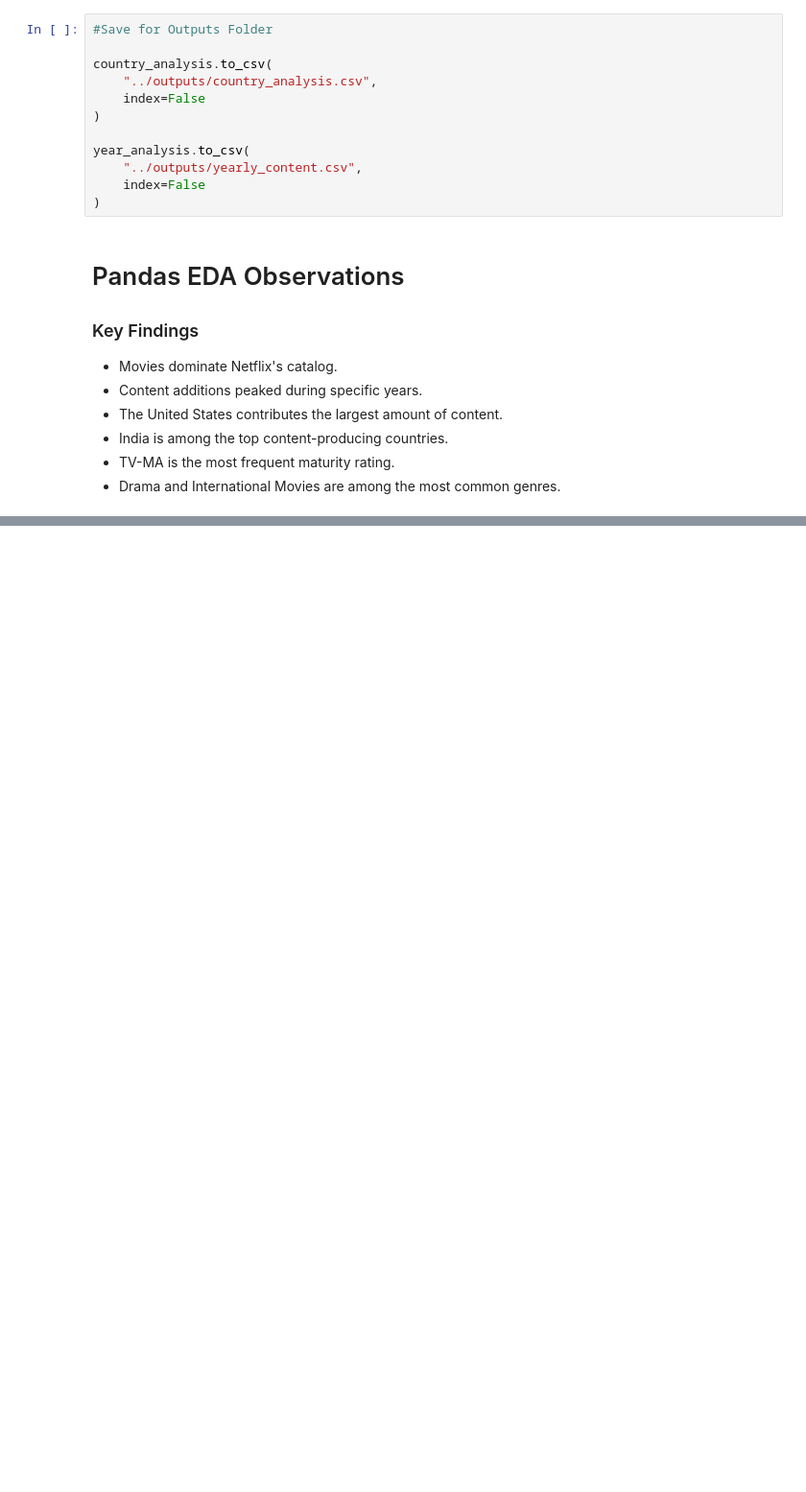
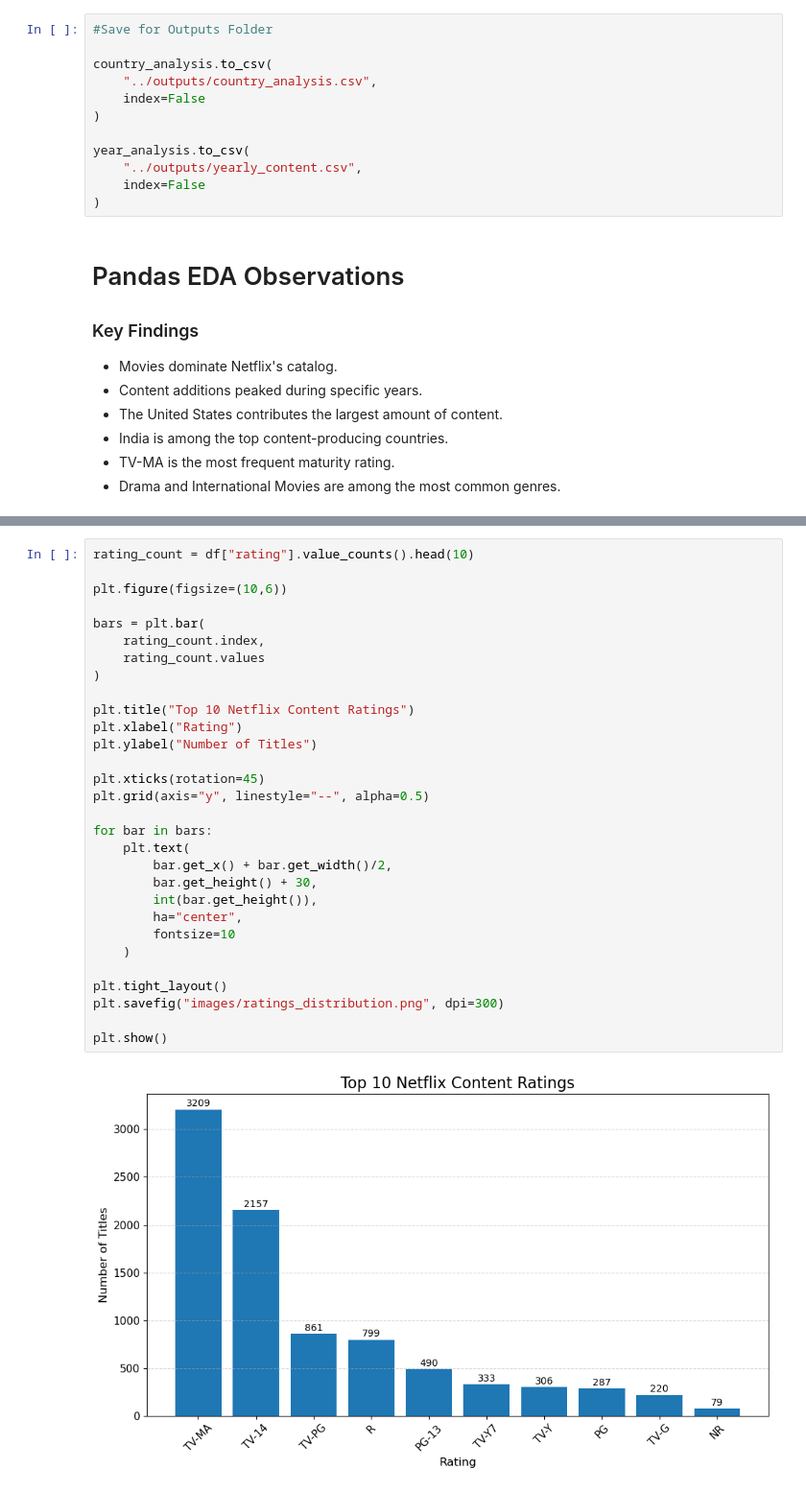
Before and after one commit to Altamash8055/Netflix-EDA-NumPy-Pandas, a Jupyter notebook: notebooks/Netflix_EDA_NumPy_Pandas.ipynb, the cells around one changed output, grey strips where cells are left out. Shown at 96% size. Saved outputs shown, nothing was run; the diff lists cells and outputs as text; blank space fills up the shorter version.

```diff
--- a/notebooks/Netflix_EDA_NumPy_Pandas.ipynb
+++ b/notebooks/Netflix_EDA_NumPy_Pandas.ipynb
@@ -1397,0 +1456,32 @@ year_analysis.to_csv(
+# %%
+rating_count = df["rating"].value_counts().head(10)
+
+plt.figure(figsize=(10,6))
+
+bars = plt.bar(
+    rating_count.index,
+    rating_count.values
+)
+
+plt.title("Top 10 Netflix Content Ratings")
+plt.xlabel("Rating")
+plt.ylabel("Number of Titles")
+
+plt.xticks(rotation=45)
+plt.grid(axis="y", linestyle="--", alpha=0.5)
+
+for bar in bars:
+    plt.text(
+        bar.get_x() + bar.get_width()/2,
+        bar.get_height() + 30,
+        int(bar.get_height()),
+        ha="center",
+        fontsize=10
+    )
+
+plt.tight_layout()
+plt.savefig("images/ratings_distribution.png", dpi=300)
+
+plt.show()
+# %% [output]
+[figure, added]
```
Also changed, not shown: parts of 12 cells of this notebook, 4 other files.
